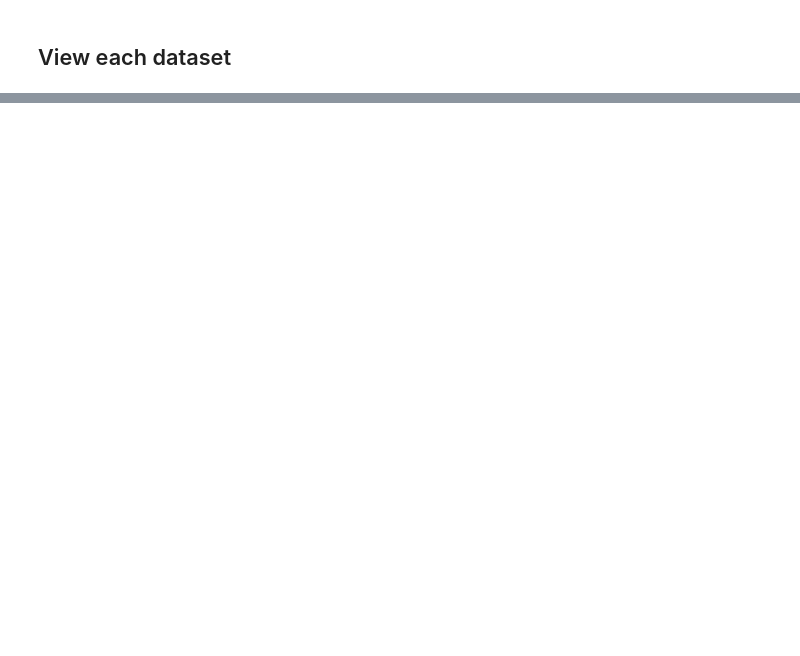
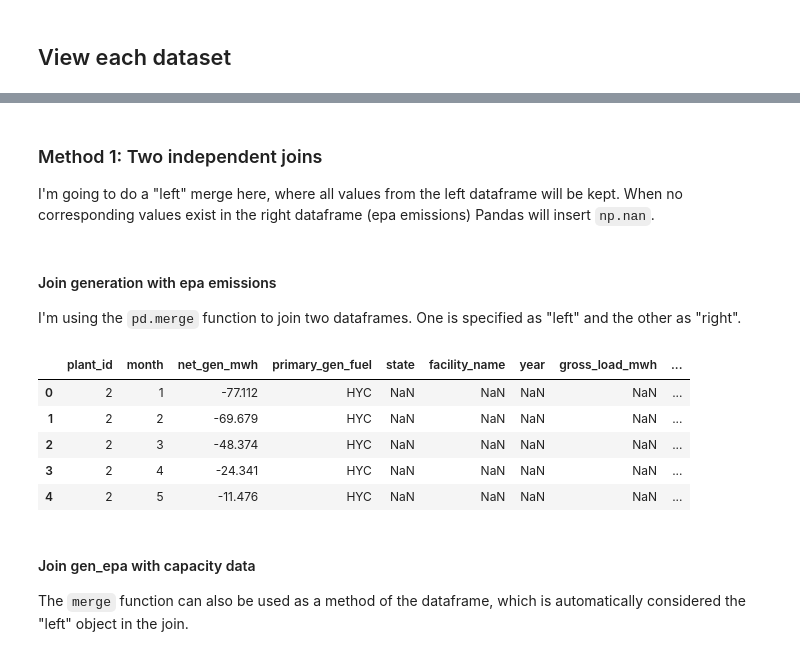
Before and after one commit to gschivley/python-data-analysis-class, a Jupyter notebook: notebooks/Pandas/3 - Combine data.ipynb, the cells around one changed output, grey strips where cells are left out. Saved outputs shown, nothing was run; the diff lists cells and outputs as text; code cells hidden in the pictures; blank space fills up the shorter version.

```diff
--- a/notebooks/Pandas/3 - Combine data.ipynb
+++ b/notebooks/Pandas/3 - Combine data.ipynb
@@ -64,0 +73,21 @@ cap.head()
+# %% [markdown]
+### Method 1: Two independent joins
+
+I'm going to do a "left" merge here, where all values from the left dataframe will be kept. When no corresponding values exist in the right dataframe (epa emissions) Pandas will insert `np.nan`.
+# %% [markdown]
+#### Join generation with epa emissions
+I'm using the `pd.merge` function to join two dataframes. One is specified as "left" and the other as "right".
+# %%
+gen_epa = pd.merge(left=gen, right=epa, on=['plant_id', 'month'], how='left')
+# %%
+gen_epa.head()
+# %% [output]
+|  | plant_id | month | net_gen_mwh | primary_gen_fuel | state | facility_name | year | gross_load_mwh | ... |
+| 0 | 2 | 1 | -77.112 | HYC | NaN | NaN | NaN | NaN | ... |
+| 1 | 2 | 2 | -69.679 | HYC | NaN | NaN | NaN | NaN | ... |
+| 2 | 2 | 3 | -48.374 | HYC | NaN | NaN | NaN | NaN | ... |
+| 3 | 2 | 4 | -24.341 | HYC | NaN | NaN | NaN | NaN | ... |
+| 4 | 2 | 5 | -11.476 | HYC | NaN | NaN | NaN | NaN | ... |
+# %% [markdown]
+#### Join gen_epa with capacity data
+The `merge` function can also be used as a method of the dataframe, which is automatically considered the "left" object in the join.
```
Also changed, not shown: parts of 25 cells of this notebook.
